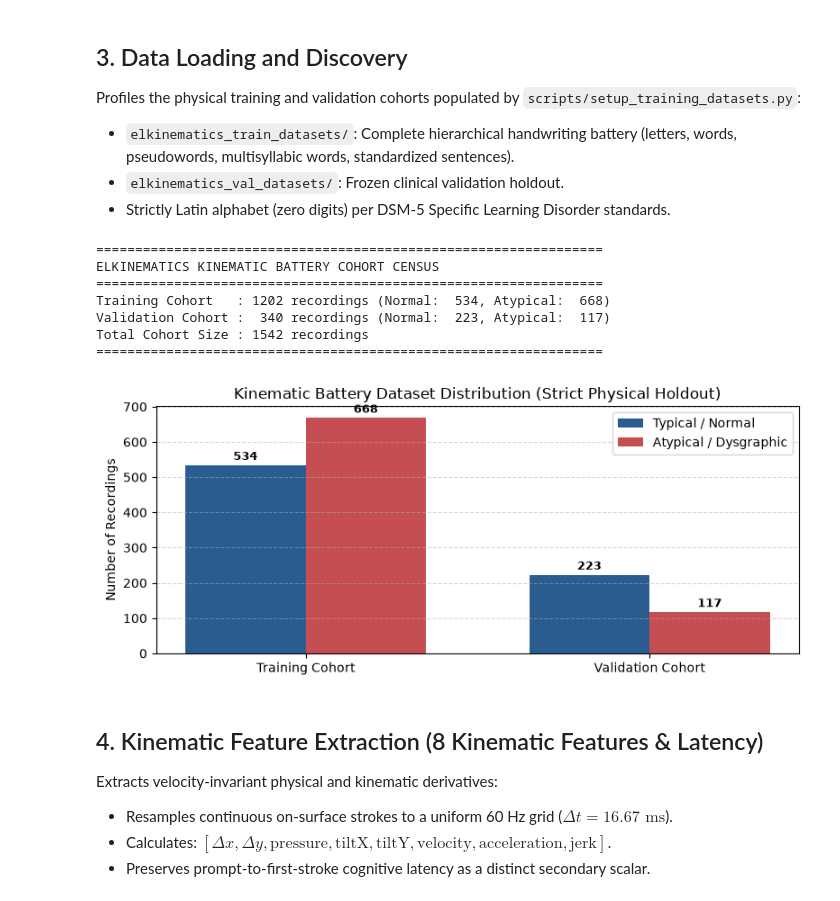
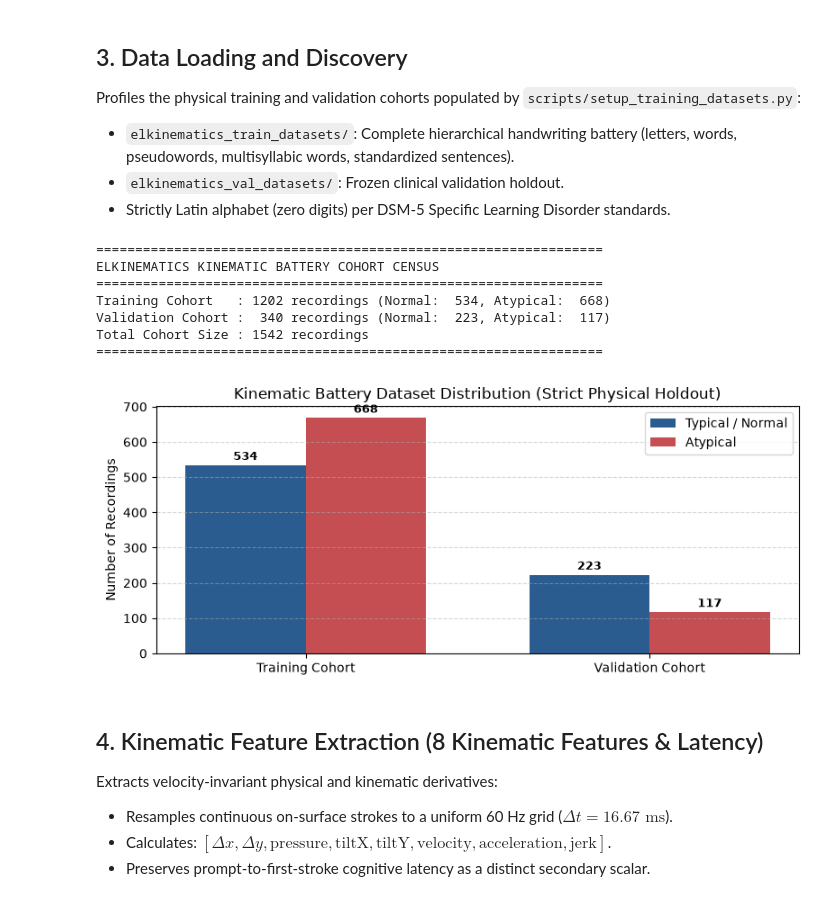
Before and after one commit to AkuraDiary/somethinginmyeye, a Jupyter notebook: playground.ipynb, the cells around one changed output. Saved outputs shown, nothing was run; the diff lists cells and outputs as text; code cells hidden in the pictures.

```diff
--- a/playground.ipynb
+++ b/playground.ipynb
@@ -145,35 +143,35 @@ fig, ax = plt.subplots(figsize=(8, 3.5))
 categories = ["Training Cohort", "Validation Cohort"]
 normal_counts = [len(train_normal), len(val_normal)]
 atypical_counts = [len(train_atypical), len(val_atypical)]
 
 x = np.arange(len(categories))
 width = 0.35
 
 ax.bar(x - width/2, normal_counts, width, label="Typical / Normal", color="#2b5c8f")
-ax.bar(x + width/2, atypical_counts, width, label="Atypical / Dysgraphic", color="#c44e52")
+ax.bar(x + width/2, atypical_counts, width, label="Atypical", color="#c44e52")
 
 ax.set_ylabel("Number of Recordings")
 ax.set_title("Kinematic Battery Dataset Distribution (Strict Physical Holdout)")
 ax.set_xticks(x)
 ax.set_xticklabels(categories)
 ax.legend(frameon=True)
 ax.grid(axis="y", linestyle="--", alpha=0.5)
 
 for i in range(len(categories)):
     ax.text(x[i] - width/2, normal_counts[i] + 15, str(normal_counts[i]), ha="center", fontsize=9, fontweight="bold")
     ax.text(x[i] + width/2, atypical_counts[i] + 15, str(atypical_counts[i]), ha="center", fontsize=9, fontweight="bold")
 
 plt.tight_layout()
 plt.show()
 # %% [output]
 =================================================================
 ELKINEMATICS KINEMATIC BATTERY COHORT CENSUS
 =================================================================
 Training Cohort   : 1202 recordings (Normal:  534, Atypical:  668)
 Validation Cohort :  340 recordings (Normal:  223, Atypical:  117)
 Total Cohort Size : 1542 recordings
 =================================================================
-[figure, old version]
+[figure, new version]
 # %% [markdown]
 ## 4. Kinematic Feature Extraction (8 Kinematic Features & Latency)
 Extracts velocity-invariant physical and kinematic derivatives:
```
Also changed, not shown: parts of 10 cells of this notebook, 10 other files.
